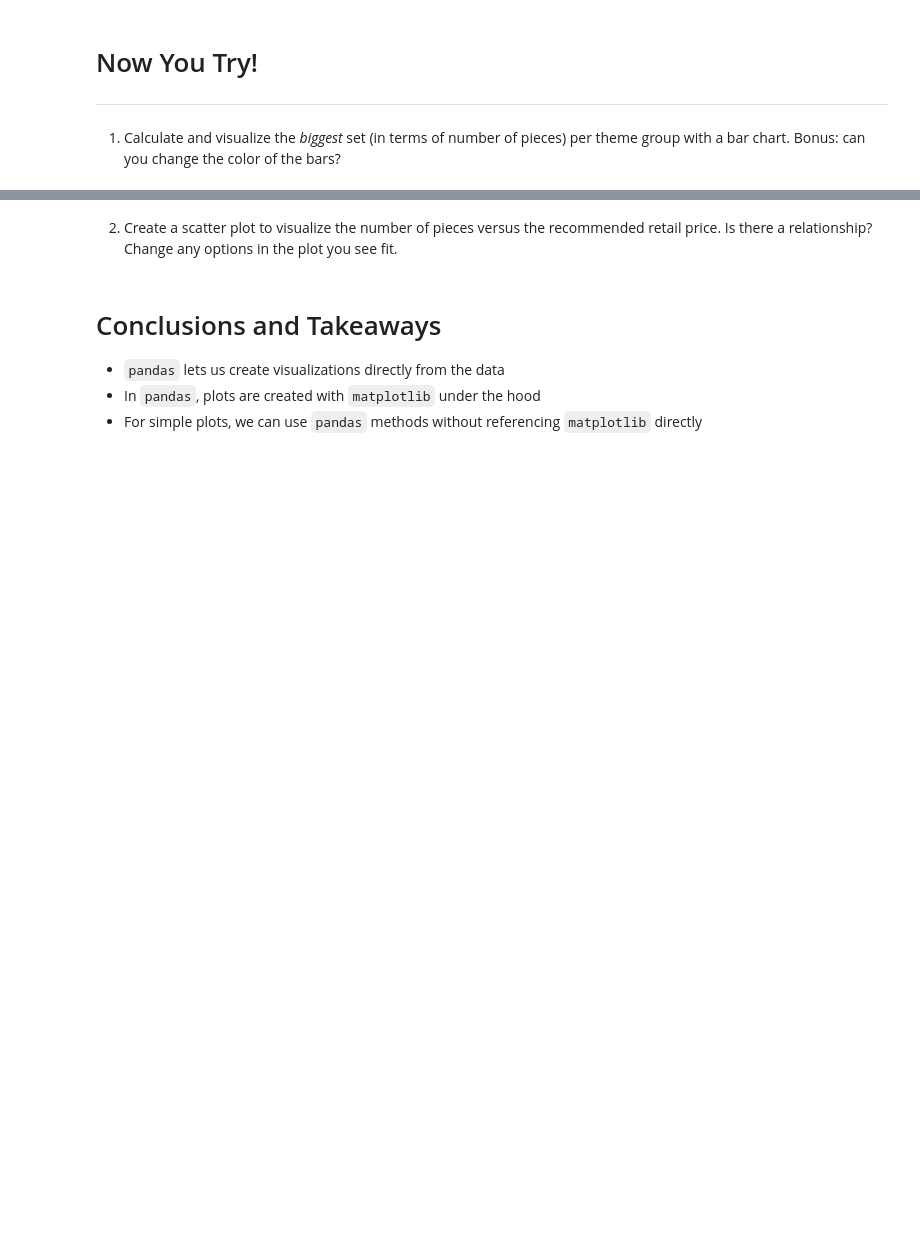
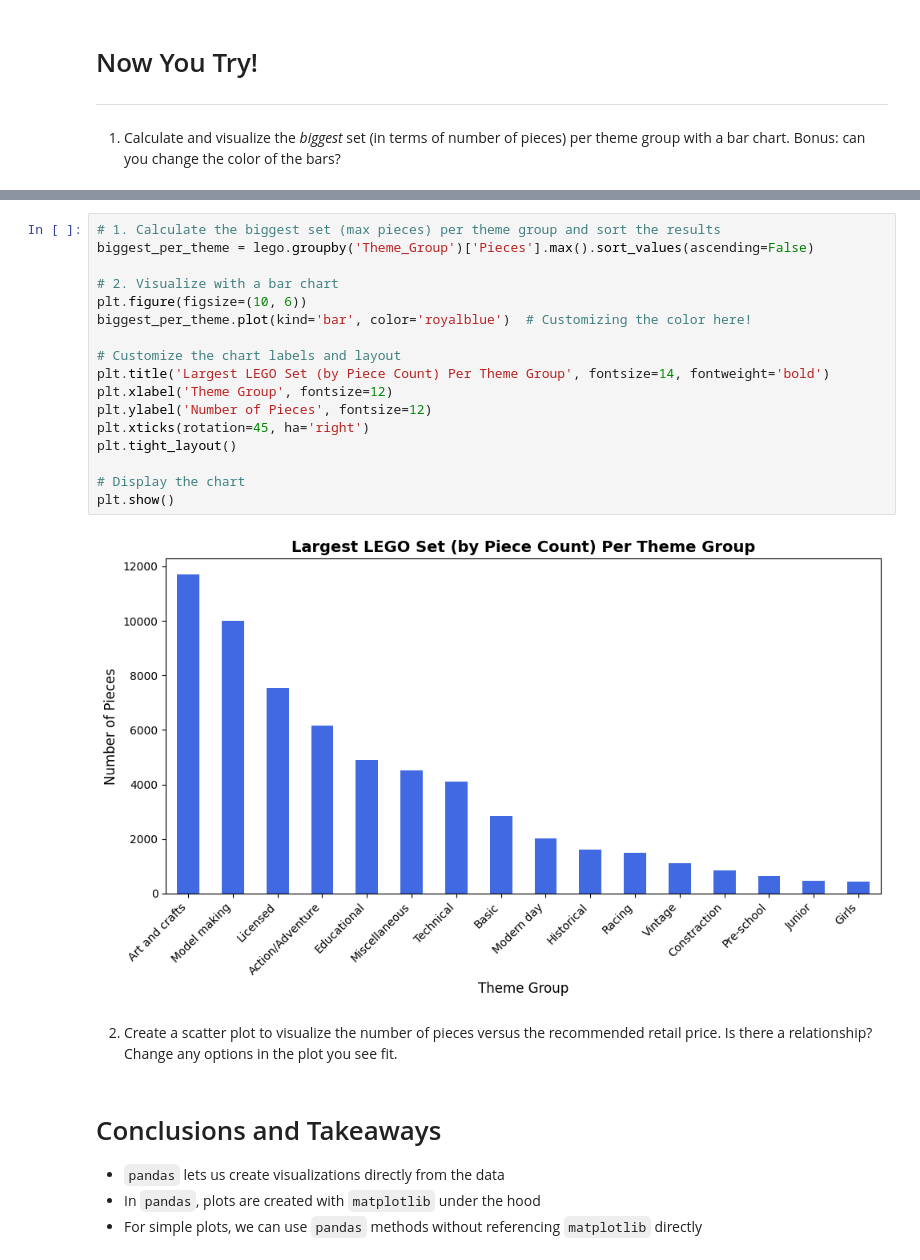
Before and after one commit to jelenavasic009-png/DSB-Unit-02, a Jupyter notebook: 03 - Data Visualisation/02-visualizing-relationships.ipynb, the cells around one changed output, grey strips where cells are left out. Drawn from its saved outputs; the diff is of its cells as text; blank space fills up the shorter version.

```diff
--- a/03 - Data Visualisation/02-visualizing-relationships.ipynb
+++ b/03 - Data Visualisation/02-visualizing-relationships.ipynb
@@ -194,3 +222,22 @@ Let's also get into the habit of changing some options.
+# %%
+# 1. Calculate the biggest set (max pieces) per theme group and sort the results
+biggest_per_theme = lego.groupby('Theme_Group')['Pieces'].max().sort_values(ascending=False)
+
+# 2. Visualize with a bar chart
+plt.figure(figsize=(10, 6))
+biggest_per_theme.plot(kind='bar', color='royalblue')  # Customizing the color here!
+
+# Customize the chart labels and layout
+plt.title('Largest LEGO Set (by Piece Count) Per Theme Group', fontsize=14, fontweight='bold')
+plt.xlabel('Theme Group', fontsize=12)
+plt.ylabel('Number of Pieces', fontsize=12)
+plt.xticks(rotation=45, ha='right')
+plt.tight_layout()
+
+# Display the chart
+plt.show()
+# %% [output]
+[figure, added]
 # %% [markdown]
 2. Create a scatter plot to visualize the number of pieces versus the recommended retail price. Is there a relationship? Change any options in the plot you see fit.
 # %% [markdown]
```
Also changed, not shown: parts of 3 cells of this notebook.
